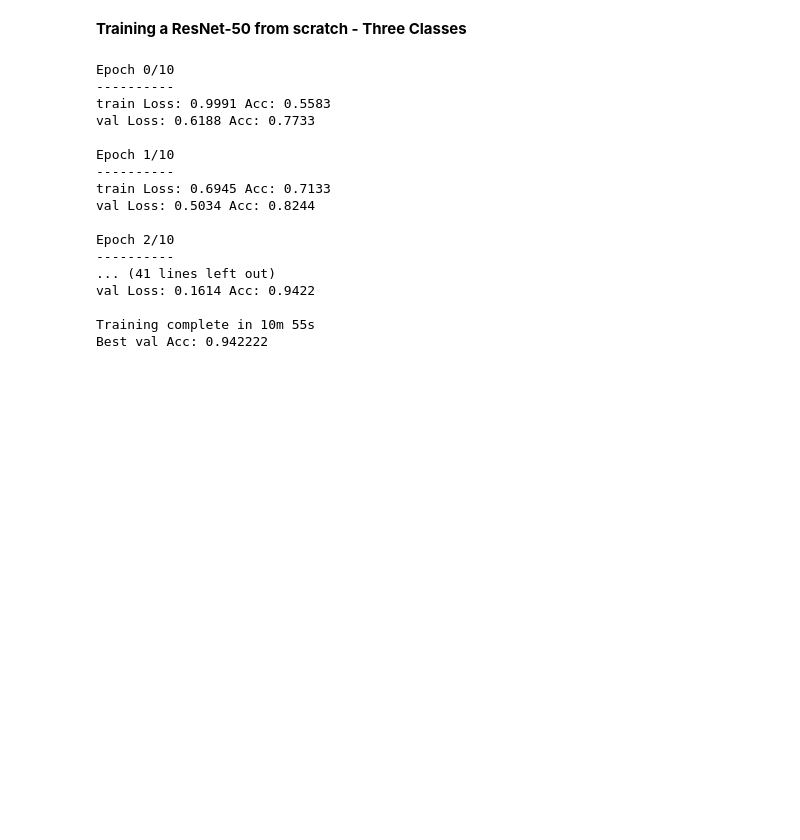
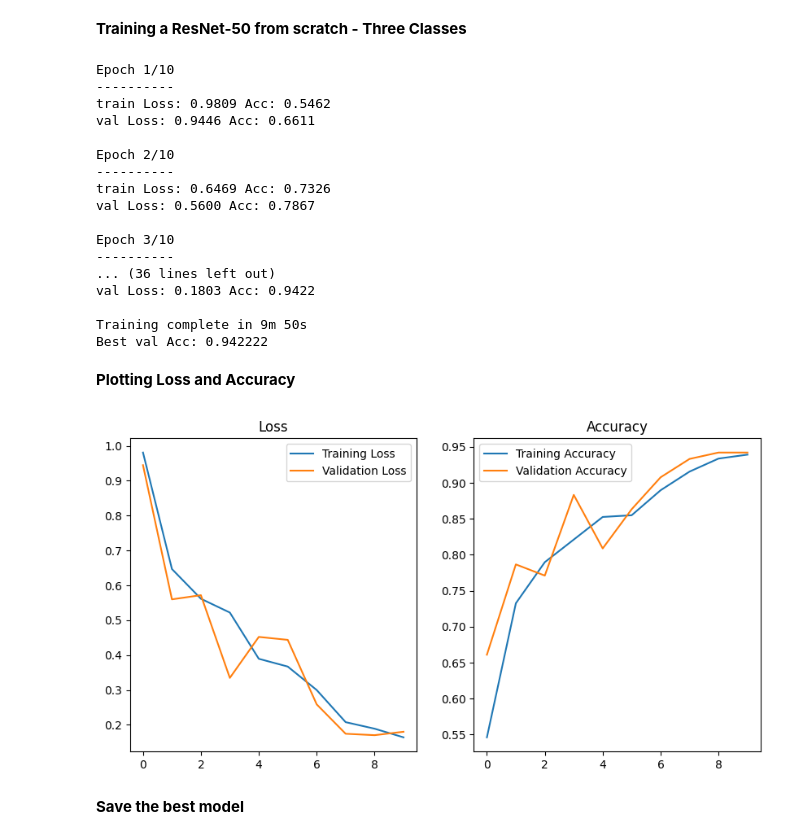
Before and after one commit to its-parmiss/Colorectal-cancer-classification---Transfer-learning-project, a Jupyter notebook: COMP6321_PROJECT_TASK1.ipynb, the cells around one changed output. Drawn from its saved outputs; the diff is of its cells as text; code cells hidden in the pictures; blank space fills up the shorter version.

Commit message:
Loss and acc visualization added | Best Weights added

```diff
--- a/COMP6321_PROJECT_TASK1.ipynb
+++ b/COMP6321_PROJECT_TASK1.ipynb
@@ -86,14 +89,18 @@ class ImageClassifier:
         # Decay LR by a factor of 0.1 every 7 epochs
         return lr_scheduler.StepLR(optimizer, step_size=7, gamma=0.1)
 
-    def train_model(self, model, criterion, optimizer, scheduler, dataloaders, dataset_sizes, num_epochs=11):
+    def train_model(self, model, criterion, optimizer, scheduler, dataloaders, dataset_sizes, num_epochs=10):
         since = time.time()
 
         best_model_wts = copy.deepcopy(model.state_dict())
         best_acc = 0.0
 
+         # to keep track of loss and accuracy for plotting
+        train_loss, val_loss = [], []
+        train_acc, val_acc = [], []
+
         for epoch in range(num_epochs):
-            print('Epoch {}/{}'.format(epoch, num_epochs - 1))
+            print('Epoch {}/{}'.format(epoch+1, num_epochs))
             print('-' * 10)
 
             # Each epoch has a training and validation phase
@@ -135,6 +142,7 @@ class ImageClassifier:
 
                 epoch_loss = running_loss / dataset_sizes[phase]
                 epoch_acc = running_corrects.double() / dataset_sizes[phase]
+                epoch_acc = epoch_acc.item()
 
                 print('{} Loss: {:.4f} Acc: {:.4f}'.format(phase, epoch_loss, epoch_acc))
 
@@ -142,6 +150,14 @@ class ImageClassifier:
                 if phase == 'val' and epoch_acc > best_acc:
                     best_acc = epoch_acc
                     best_model_wts = copy.deepcopy(model.state_dict())
+
+                # record loss and accuracy
+                if phase == 'train':
+                    train_loss.append(epoch_loss)
+                    train_acc.append(epoch_acc)
+                else:
+                    val_loss.append(epoch_loss)
+                    val_acc.append(epoch_acc)
 
             print()
 
@@ -151,35 +167,58 @@ class ImageClassifier:
 
         # load best model weights
         model.load_state_dict(best_model_wts)
-        return model
+        return model, train_loss, val_loss, train_acc, val_acc
 
     def run(self, dataloaders, dataset_sizes):
         model = self.create_model()
         criterion = self.get_loss()
         optimizer = self.get_optimizer(model)
         scheduler = self.get_scheduler(optimizer)
-        self.train_model(model, criterion, optimizer, scheduler, dataloaders, dataset_sizes)
+        best_model = self.train_model(model, criterion, optimizer, scheduler, dataloaders, dataset_sizes)
+        return best_model
 # %% [markdown]
 **Training a ResNet-50 from scratch - Three Classes**
 # %%
 num_classes = 3
 classifier = ImageClassifier(num_classes=num_classes)
-classifier.run(colorectral_dataloaders, colorectral_dataset_sizes)
+colorectral_best_model, train_loss, val_loss, train_acc, val_acc = classifier.run(colorectral_dataloaders, colorectral_dataset_sizes)
 # %% [output]
-Epoch 0/10
-----------
-train Loss: 0.9991 Acc: 0.5583
-val Loss: 0.6188 Acc: 0.7733
-
 Epoch 1/10
 ----------
-train Loss: 0.6945 Acc: 0.7133
-val Loss: 0.5034 Acc: 0.8244
+train Loss: 0.9809 Acc: 0.5462
+val Loss: 0.9446 Acc: 0.6611
 
 Epoch 2/10
 ----------
-... (41 lines left out)
-val Loss: 0.1614 Acc: 0.9422
+train Loss: 0.6469 Acc: 0.7326
+val Loss: 0.5600 Acc: 0.7867
 
-Training complete in 10m 55s
+Epoch 3/10
+----------
+... (36 lines left out)
+val Loss: 0.1803 Acc: 0.9422
+
+Training complete in 9m 50s
 Best val Acc: 0.942222
+# %% [markdown]
+**Plotting Loss and Accuracy**
+# %%
+# plot the training and validation loss and accuracy
+plt.figure(figsize=(10, 5))
+plt.subplot(1, 2, 1)
+plt.plot(train_loss, label='Training Loss')
+plt.plot(val_loss, label='Validation Loss')
+plt.legend()
+plt.title('Loss')
+
+plt.subplot(1, 2, 2)
+plt.plot(np.array(train_acc), label='Training Accuracy')
+plt.plot(np.array(val_acc), label='Validation Accuracy')
+plt.legend()
+plt.title('Accuracy')
+
+plt.show()
+# %% [output]
+[figure, added]
+# %% [markdown]
+**Save the best model**
```
Also changed, not shown: parts of 4 cells of this notebook, 2 other files.
